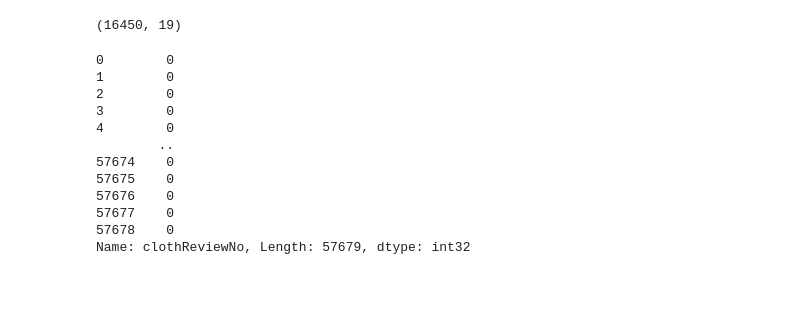
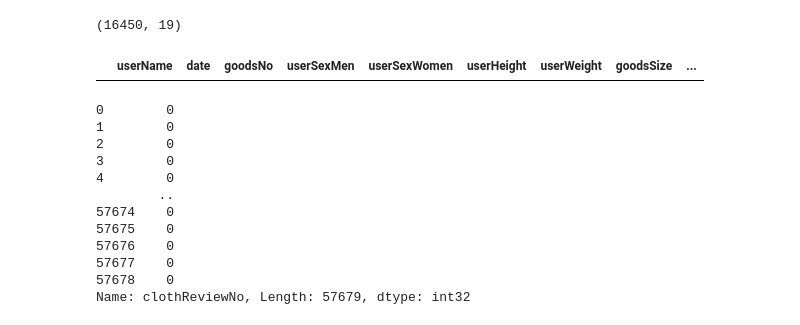
Before and after one commit to yoonjung1205/SSAFit, a Jupyter notebook: data/DataCrawling/Data/User/MakeUserData.ipynb, the cells around one changed output. Cells and saved outputs as stored; diff of their text form; code cells hidden in the pictures; blank space fills up the shorter version.

```diff
--- a/data/DataCrawling/Data/User/MakeUserData.ipynb
+++ b/data/DataCrawling/Data/User/MakeUserData.ipynb
@@ -42,6 +42,10 @@ df_pants = df_pants.drop_duplicates(subset="goodsNo").reset_index(drop=True)
 df_pants.shape
 # %% [output]
 (16450, 19)
+# %%
+df_pants[df_pants['goodsNo']==1116624]
+# %% [output]
+|  | userName | date | goodsNo | userSexMen | userSexWomen | userHeight | userWeight | goodsSize | ... |
 # %%
 df_pants_cloth = pd.read_csv('./musinsa_clothes_pants.csv')
 # %%
```
Also changed, not shown: 10 other files.
